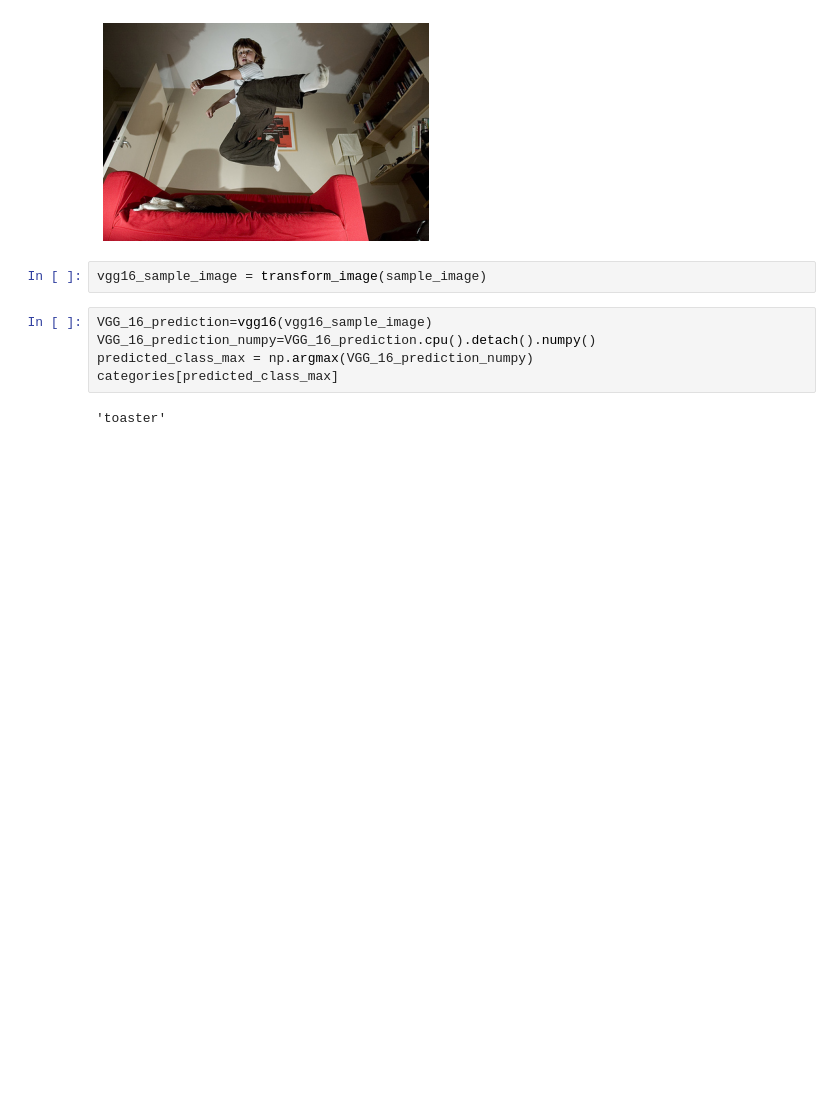
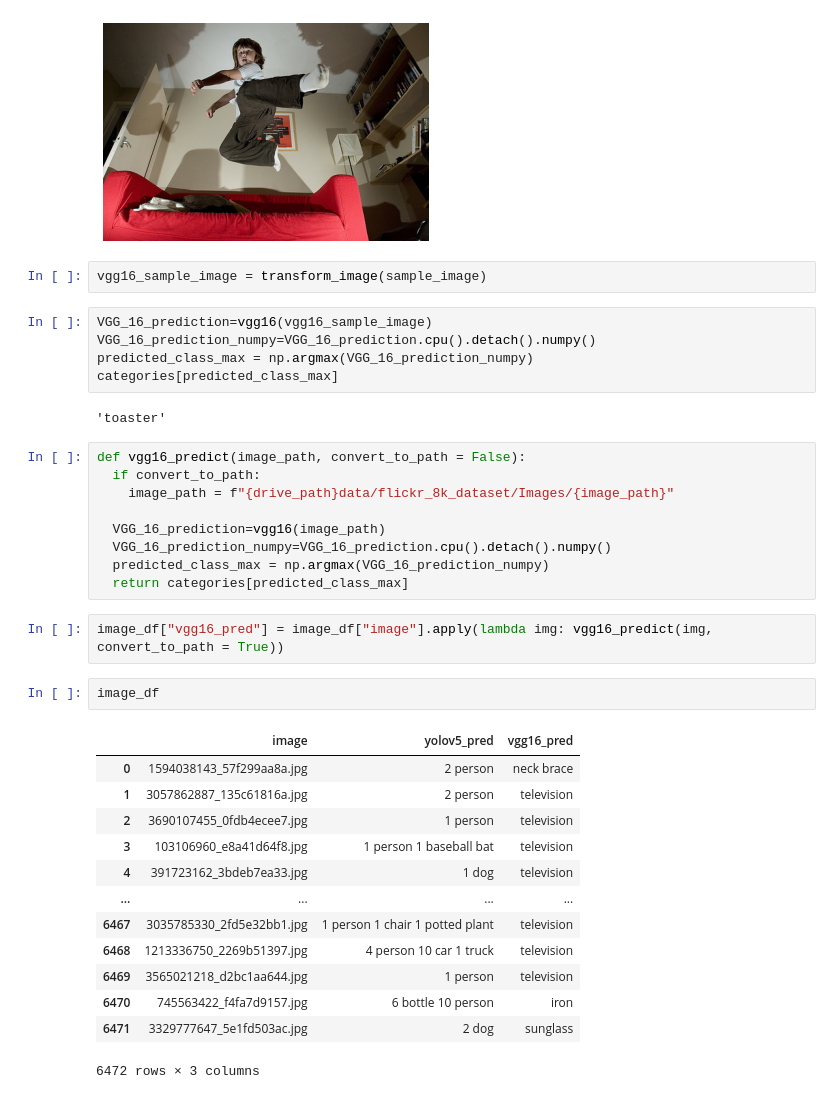
Before and after one commit to edologgerbird/image-caption-generator, a Jupyter notebook: Project_Notebook.ipynb, the cells around one changed output. Saved outputs shown, nothing was run; the diff lists cells and outputs as text; blank space fills up the shorter version.

```diff
--- a/Project_Notebook.ipynb
+++ b/Project_Notebook.ipynb
@@ -393,3 +375,30 @@ predicted_class_max = np.argmax(VGG_16_prediction_numpy)
 categories[predicted_class_max]
 # %% [output]
 'toaster'
+# %%
+def vgg16_predict(image_path, convert_to_path = False):
+  if convert_to_path:
+    image_path = f"{drive_path}data/flickr_8k_dataset/Images/{image_path}"
+
+  VGG_16_prediction=vgg16(image_path)
+  VGG_16_prediction_numpy=VGG_16_prediction.cpu().detach().numpy()
+  predicted_class_max = np.argmax(VGG_16_prediction_numpy)
+  return categories[predicted_class_max]
+# %%
+image_df["vgg16_pred"] = image_df["image"].apply(lambda img: vgg16_predict(img, convert_to_path = True))
+# %%
+image_df
+# %% [output]
+|  | image | yolov5_pred | vgg16_pred |
+| 0 | 1594038143_57f299aa8a.jpg | 2 person | neck brace |
+| 1 | 3057862887_135c61816a.jpg | 2 person | television |
+| 2 | 3690107455_0fdb4ecee7.jpg | 1 person | television |
+| 3 | 103106960_e8a41d64f8.jpg | 1 person 1 baseball bat | television |
+| 4 | 391723162_3bdeb7ea33.jpg | 1 dog | television |
+| ... | ... | ... | ... |
+| 6467 | 3035785330_2fd5e32bb1.jpg | 1 person 1 chair 1 potted plant | television |
+| 6468 | 1213336750_2269b51397.jpg | 4 person 10 car 1 truck | television |
+| 6469 | 3565021218_d2bc1aa644.jpg | 1 person | television |
+| 6470 | 745563422_f4fa7d9157.jpg | 6 bottle 10 person | iron |
+| 6471 | 3329777647_5e1fd503ac.jpg | 2 dog | sunglass |
+6472 rows × 3 columns
```
Also changed, not shown: parts of 4 cells of this notebook.
